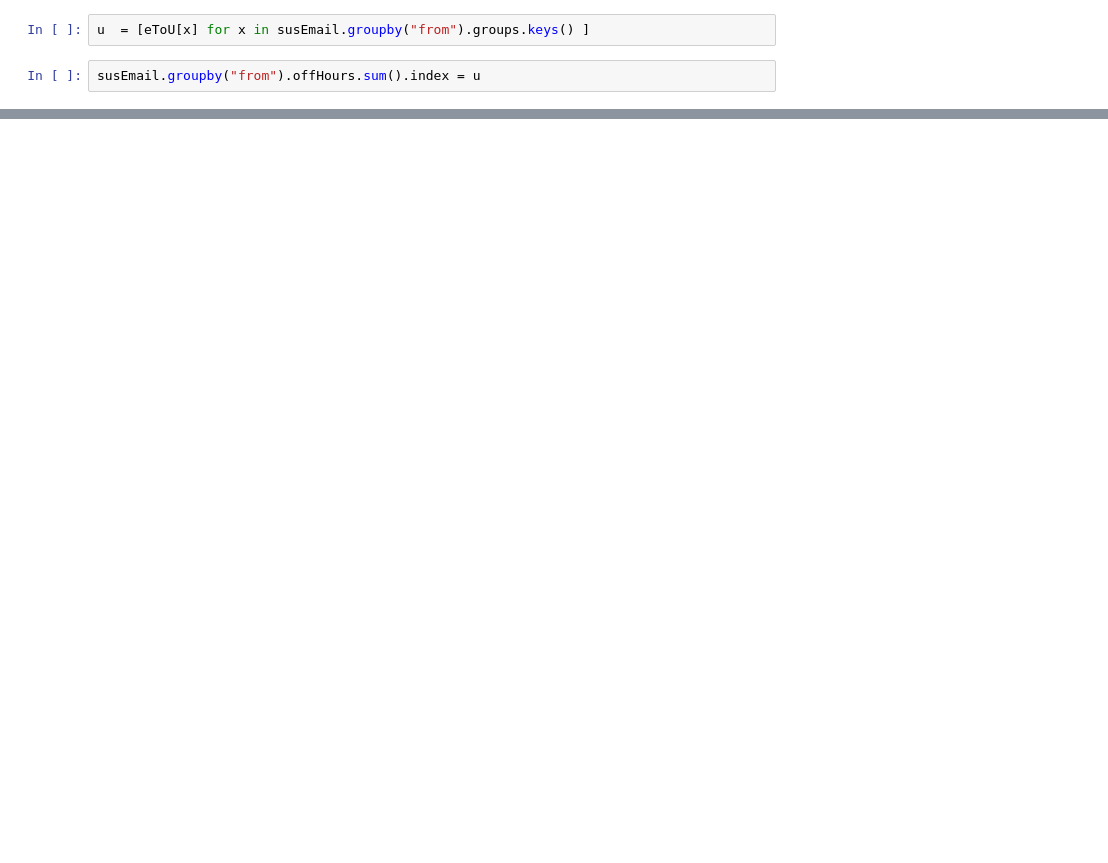
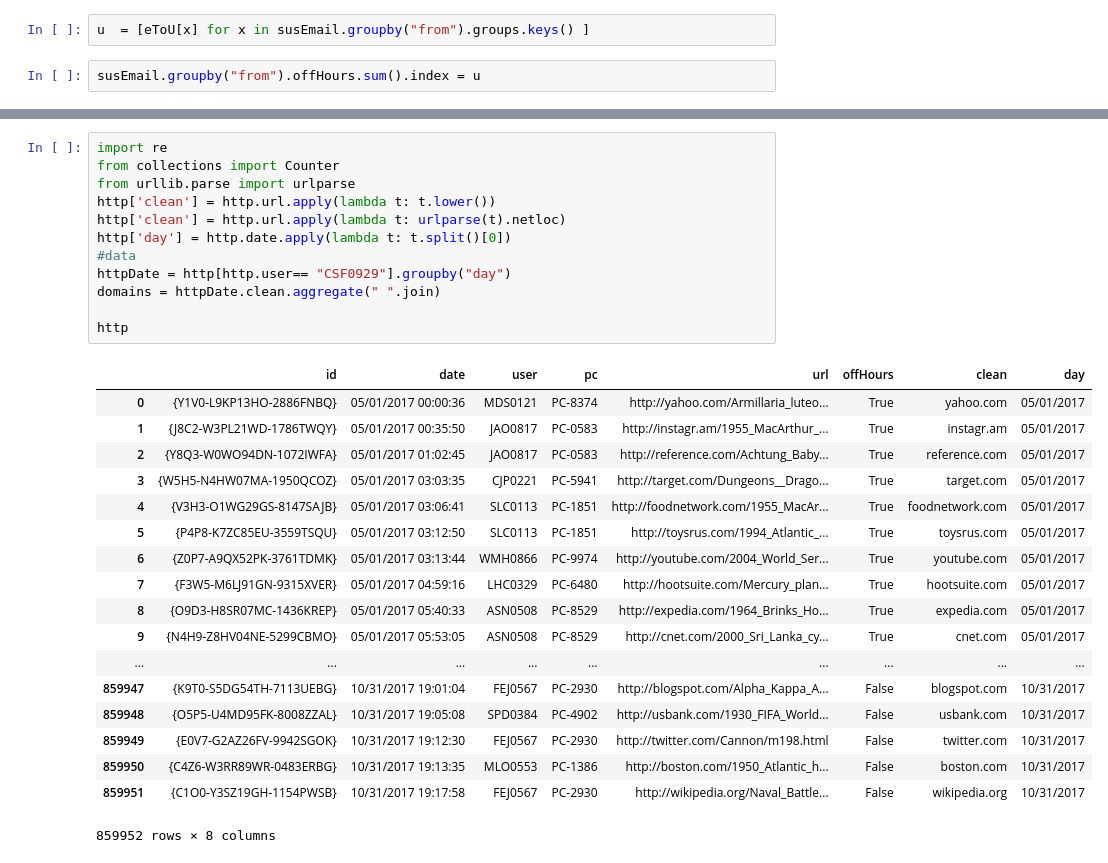
Before and after one commit to Brett15/dataViz, a Jupyter notebook: BretWork.ipynb, the cells around one changed output, grey strips where cells are left out. Cells and saved outputs as stored; diff of their text form; blank space fills up the shorter version.

```diff
--- a/BretWork.ipynb
+++ b/BretWork.ipynb
@@ -220,0 +835,31 @@ suspects.total.idxmax()
+# %%
+import re
+from collections import Counter
+from urllib.parse import urlparse
+http['clean'] = http.url.apply(lambda t: t.lower())
+http['clean'] = http.url.apply(lambda t: urlparse(t).netloc)
+http['day'] = http.date.apply(lambda t: t.split()[0])
+#data
+httpDate = http[http.user== "CSF0929"].groupby("day")
+domains = httpDate.clean.aggregate(" ".join)
+
+http
+# %% [output]
+|  | id | date | user | pc | url | offHours | clean | day |
+| 0 | {Y1V0-L9KP13HO-2886FNBQ} | 05/01/2017 00:00:36 | MDS0121 | PC-8374 | http://yahoo.com/Armillaria_luteo... | True | yahoo.com | 05/01/2017 |
+| 1 | {J8C2-W3PL21WD-1786TWQY} | 05/01/2017 00:35:50 | JAO0817 | PC-0583 | http://instagr.am/1955_MacArthur_... | True | instagr.am | 05/01/2017 |
+| 2 | {Y8Q3-W0WO94DN-1072IWFA} | 05/01/2017 01:02:45 | JAO0817 | PC-0583 | http://reference.com/Achtung_Baby... | True | reference.com | 05/01/2017 |
+| 3 | {W5H5-N4HW07MA-1950QCOZ} | 05/01/2017 03:03:35 | CJP0221 | PC-5941 | http://target.com/Dungeons__Drago... | True | target.com | 05/01/2017 |
+| 4 | {V3H3-O1WG29GS-8147SAJB} | 05/01/2017 03:06:41 | SLC0113 | PC-1851 | http://foodnetwork.com/1955_MacAr... | True | foodnetwork.com | 05/01/2017 |
+| 5 | {P4P8-K7ZC85EU-3559TSQU} | 05/01/2017 03:12:50 | SLC0113 | PC-1851 | http://toysrus.com/1994_Atlantic_... | True | toysrus.com | 05/01/2017 |
+| 6 | {Z0P7-A9QX52PK-3761TDMK} | 05/01/2017 03:13:44 | WMH0866 | PC-9974 | http://youtube.com/2004_World_Ser... | True | youtube.com | 05/01/2017 |
+| 7 | {F3W5-M6LJ91GN-9315XVER} | 05/01/2017 04:59:16 | LHC0329 | PC-6480 | http://hootsuite.com/Mercury_plan... | True | hootsuite.com | 05/01/2017 |
+| 8 | {O9D3-H8SR07MC-1436KREP} | 05/01/2017 05:40:33 | ASN0508 | PC-8529 | http://expedia.com/1964_Brinks_Ho... | True | expedia.com | 05/01/2017 |
+| 9 | {N4H9-Z8HV04NE-5299CBMO} | 05/01/2017 05:53:05 | ASN0508 | PC-8529 | http://cnet.com/2000_Sri_Lanka_cy... | True | cnet.com | 05/01/2017 |
+| ... | ... | ... | ... | ... | ... | ... | ... | ... |
+| 859947 | {K9T0-S5DG54TH-7113UEBG} | 10/31/2017 19:01:04 | FEJ0567 | PC-2930 | http://blogspot.com/Alpha_Kappa_A... | False | blogspot.com | 10/31/2017 |
+| 859948 | {O5P5-U4MD95FK-8008ZZAL} | 10/31/2017 19:05:08 | SPD0384 | PC-4902 | http://usbank.com/1930_FIFA_World... | False | usbank.com | 10/31/2017 |
+| 859949 | {E0V7-G2AZ26FV-9942SGOK} | 10/31/2017 19:12:30 | FEJ0567 | PC-2930 | http://twitter.com/Cannon/m198.html | False | twitter.com | 10/31/2017 |
+| 859950 | {C4Z6-W3RR89WR-0483ERBG} | 10/31/2017 19:13:35 | MLO0553 | PC-1386 | http://boston.com/1950_Atlantic_h... | False | boston.com | 10/31/2017 |
+| 859951 | {C1O0-Y3SZ19GH-1154PWSB} | 10/31/2017 19:17:58 | FEJ0567 | PC-2930 | http://wikipedia.org/Naval_Battle... | False | wikipedia.org | 10/31/2017 |
+859952 rows × 8 columns
```
Also changed, not shown: parts of 49 cells of this notebook.
